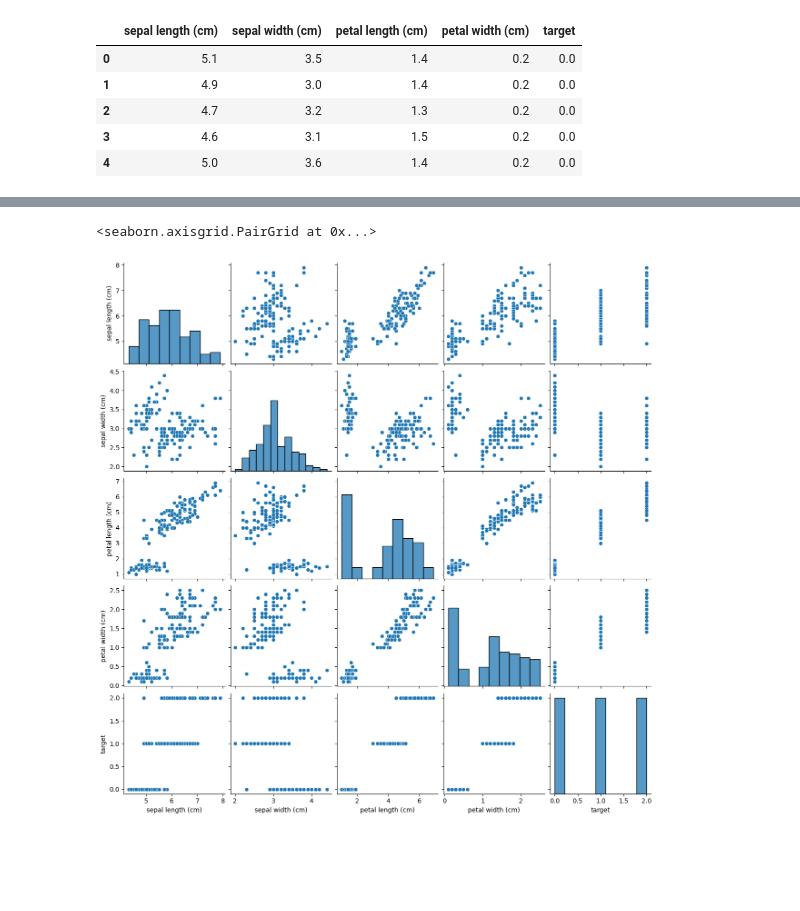
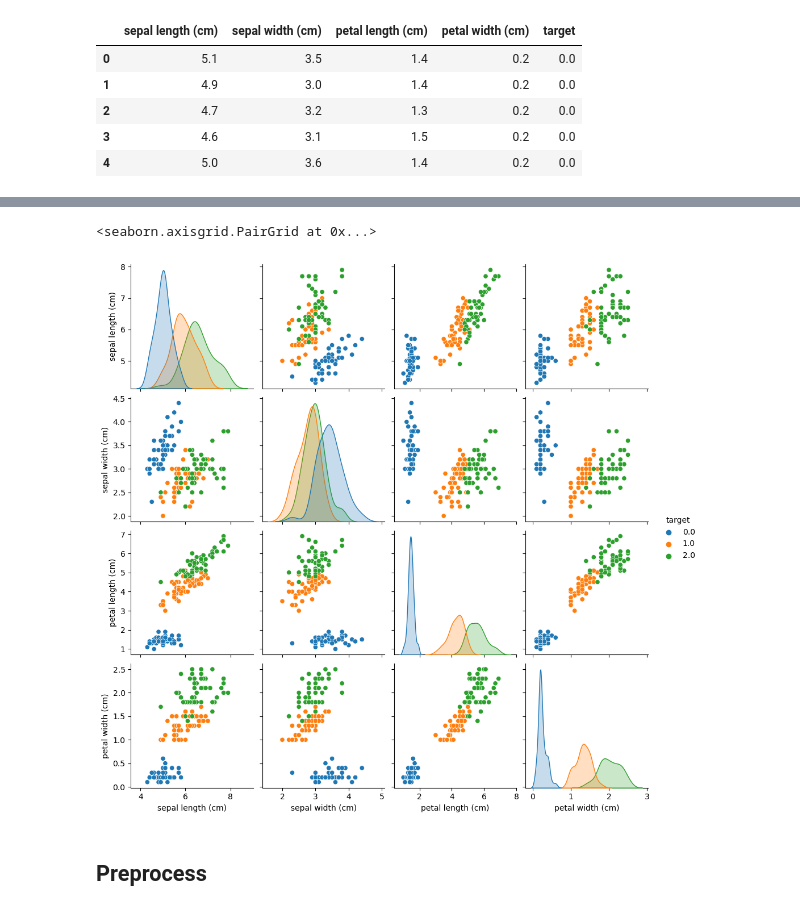
Before and after one commit to omidshafiee/DS, a Jupyter notebook: 04- ML/02- Classification/03- Decision Tree IRIS Classification .ipynb, the cells around one changed output, grey strips where cells are left out. Saved outputs shown, nothing was run; the diff lists cells and outputs as text; code cells hidden in the pictures; blank space fills up the shorter version.

```diff
--- a/04- ML/02- Classification/03- Decision Tree IRIS Classification .ipynb
+++ b/04- ML/02- Classification/03- Decision Tree IRIS Classification .ipynb
@@ -77,5 +127,7 @@ Name: target, dtype: int64
 # %%
-sns.pairplot(df)
+sns.pairplot(df, hue='target', palette='tab10')
 # %% [output]
 <seaborn.axisgrid.PairGrid at 0x...>
-[figure, old version]
+[figure, new version]
+# %% [markdown]
+## Preprocess
```
Also changed, not shown: parts of 26 cells of this notebook, 1 other file.
